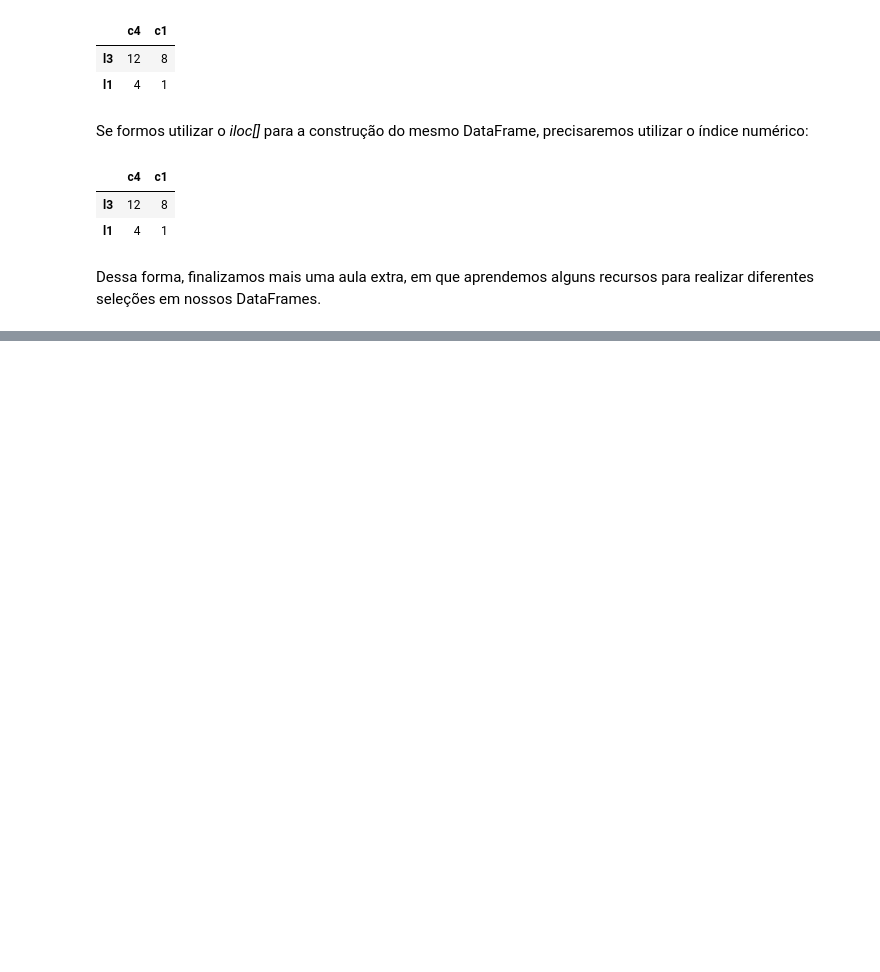
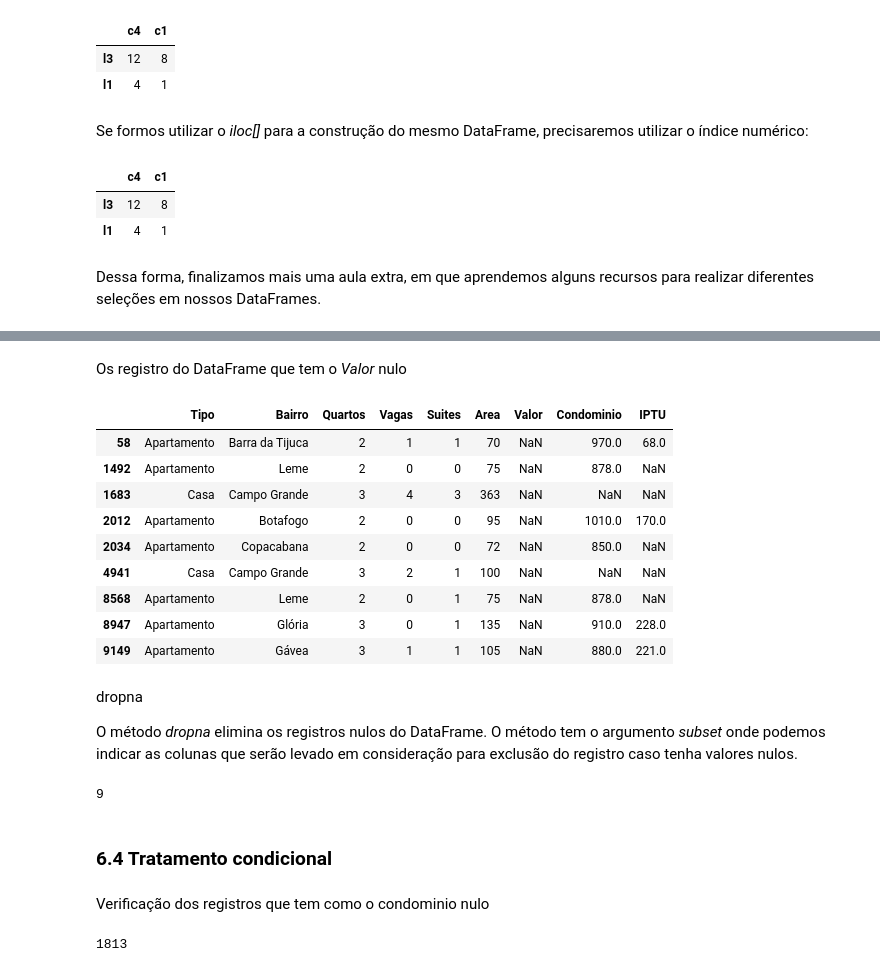
Before and after one commit to 1-aquila-1/data-science, a Jupyter notebook: 01-analise-dados/02-tratando-analisando-dados.ipynb, the cells around one changed output, grey strips where cells are left out. Drawn from its saved outputs; the diff is of its cells as text; code cells hidden in the pictures; blank space fills up the shorter version.

```diff
--- a/01-analise-dados/02-tratando-analisando-dados.ipynb
+++ b/01-analise-dados/02-tratando-analisando-dados.ipynb
@@ -895,0 +967,34 @@ Dessa forma, finalizamos mais uma aula extra, em que aprendemos alguns recursos
+# %% [markdown]
+Os registro do DataFrame que tem o *Valor* nulo
+# %%
+dados[dados['Valor'].isnull()]
+# %% [output]
+|  | Tipo | Bairro | Quartos | Vagas | Suites | Area | Valor | Condominio | IPTU |
+| 58 | Apartamento | Barra da Tijuca | 2 | 1 | 1 | 70 | NaN | 970.0 | 68.0 |
+| 1492 | Apartamento | Leme | 2 | 0 | 0 | 75 | NaN | 878.0 | NaN |
+| 1683 | Casa | Campo Grande | 3 | 4 | 3 | 363 | NaN | NaN | NaN |
+| 2012 | Apartamento | Botafogo | 2 | 0 | 0 | 95 | NaN | 1010.0 | 170.0 |
+| 2034 | Apartamento | Copacabana | 2 | 0 | 0 | 72 | NaN | 850.0 | NaN |
+| 4941 | Casa | Campo Grande | 3 | 2 | 1 | 100 | NaN | NaN | NaN |
+| 8568 | Apartamento | Leme | 2 | 0 | 1 | 75 | NaN | 878.0 | NaN |
+| 8947 | Apartamento | Glória | 3 | 0 | 1 | 135 | NaN | 910.0 | 228.0 |
+| 9149 | Apartamento | Gávea | 3 | 1 | 1 | 105 | NaN | 880.0 | 221.0 |
+# %% [markdown]
+dropna
+
+O método *dropna* elimina os registros nulos do DataFrame. O método tem o argumento *subset* onde podemos indicar as colunas que serão levado em consideração para exclusão do registro caso tenha valores nulos.
+# %%
+A = dados.shape[0]
+dados.dropna(subset = ['Valor'], inplace=True)
+B = dados.shape[0]
+A - B
+# %% [output]
+9
+# %% [markdown]
+### 6.4 Tratamento condicional
+# %% [markdown]
+Verificação dos registros que tem como o condominio nulo
+# %%
+dados[dados['Condominio'].isnull()].shape[0]
+# %% [output]
+1813
```
Also changed, not shown: parts of 25 cells of this notebook.
